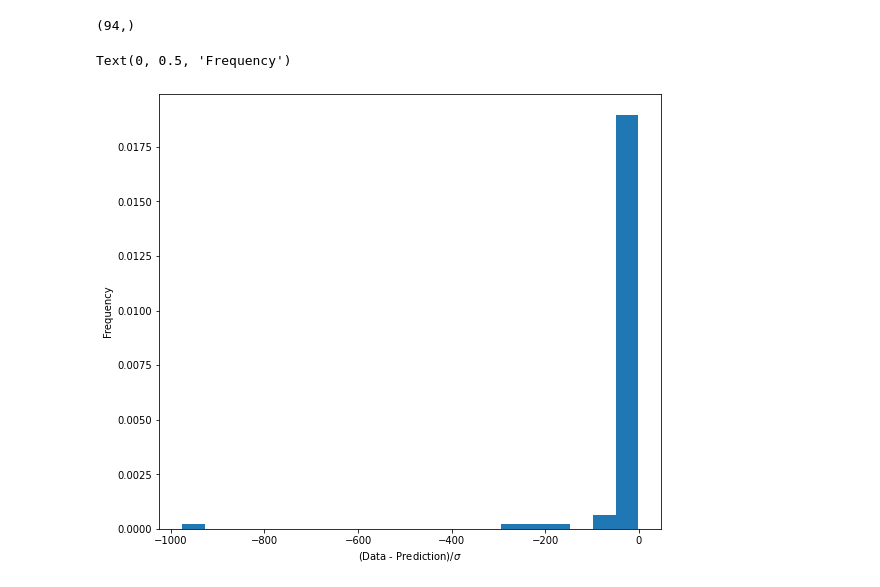
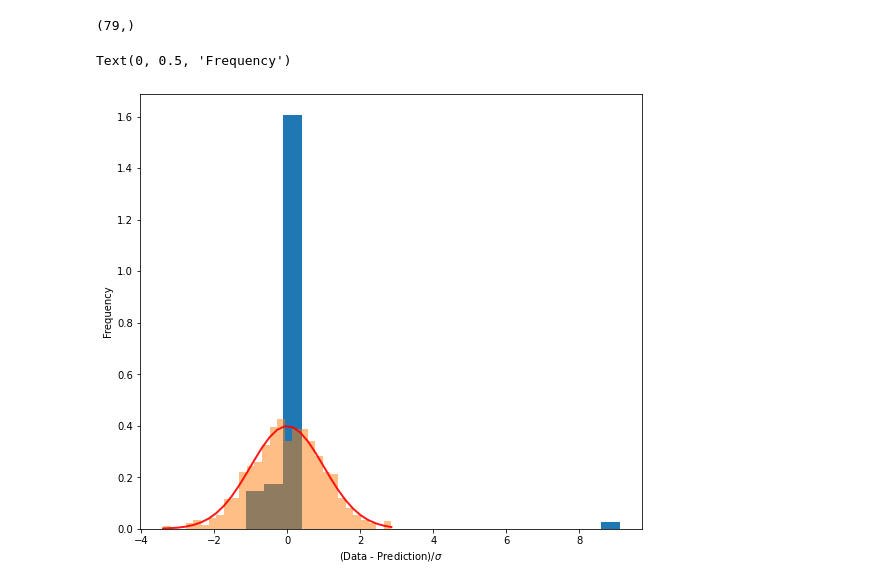
Before and after one commit to ni-phy/year4-project, a Jupyter notebook: Nikolas/gyrochronology/age_tfp_hmc.ipynb, the cells around one changed output. Saved outputs shown, nothing was run; the diff lists cells and outputs as text; code cells hidden in the pictures.

Commit message:
fixed plotting and hmc issues

```diff
--- a/Nikolas/gyrochronology/age_tfp_hmc.ipynb
+++ b/Nikolas/gyrochronology/age_tfp_hmc.ipynb
@@ -74,6 +66,30 @@ pu = data0[:,23].tolist()
 mass_error = (np.array(massle) + np.array(massue))/2
 age_error = (np.array(agle)+np.array(ague))/2#np.log(age) - np.log(np.array(age) - np.array(agle))
 p_error = ((np.array(pl)+np.array(pu))/2)#(np.log(p) - np.log(np.array(p)-np.array(pl)))
+# %%
+indctr = data0[:,24]
+index = 0
+for i in range(0, len(p)-index):
+  if age[i]<2 or age[i]>11 or indctr[i]>1:
+    index = index+1
+for i in range(0, len(p)-index):
+  if age[i]<2 or age[i]>11 or indctr[i]>1:
+    te.pop(int(np.where(np.array(p) == float(p[i]))[0]))
+    tee.pop(int(np.where(np.array(p) == float(p[i]))[0]))
+    age.pop(int(np.where(np.array(p) == float(p[i]))[0]))
+    agle.pop(int(np.where(np.array(p) == float(p[i]))[0]))
+    ague.pop(int(np.where(np.array(p) == float(p[i]))[0]))
+    mass.pop(int(np.where(np.array(p) == float(p[i]))[0]))
+    massle.pop(int(np.where(np.array(p) == float(p[i]))[0]))
+    massue.pop(int(np.where(np.array(p) == float(p[i]))[0]))
+    p.pop(int(np.where(np.array(p) == float(p[i]))[0]))
+    pl.pop(int(np.where(np.array(p) == float(p[i]))[0]))
+    pu.pop(int(np.where(np.array(p) == float(p[i]))[0]))
+
+
+mass_error = (np.array(massle) + np.array(massue))/2
+age_error = (np.array(agle)+np.array(ague))/2#np.log(age) - np.log(np.array(age) - np.array(agle))
+p_error = ((np.array(pl)+np.array(pu))/2)#/np.array(p)#(np.log(p) - np.log(np.array(p)-np.array(pl)))
 # %%
 data = np.array([te, p, age, mass]).T
 a = 0.5189
@@ -219,6 +235,6 @@ az.plot_autocorr(var1)
 # %%
 numElems = len(Y)
-sample = samples[0] + mean_fn(observation_index_points[:,0], r.t2bv(10**(observation_index_points[:,1])), a ,b ,c ,d)
+sample = samples[0] + mean_fn(observation_index_points[:,0], r.t2bv(10**(np.array(observation_index_points[:,1]))), a ,b ,c ,d)
 idx = np.round(np.linspace(0, len(np.array(sample).reshape(numElems**2)) - 1, numElems)).astype(int)
 # Picks equal spaced elements from (longer) prediction array so that its shape of data
 
@@ -255,17 +271,17 @@ plt.legend(fontsize='xx-large')
 # %%
-Z = (np.sort(observations_l)-vals[0,:])/vals[1,:]
+Z = (np.sort(p)-vals[0,:])/(vals[1,:]**2 +p_error**2)
 print(Y.shape)
 plt.figure(figsize=(9,8))
 plt.hist(Z, density=True, bins=20)
 mu, sigma = 0, 1 # mean and standard deviation
-# s = np.random.normal(mu, sigma, 1000)
-# count, bins, ignored = plt.hist(s, 30, density=True, alpha=0.5)
-# plt.plot(bins, 1/(sigma * np.sqrt(2 * np.pi)) *
-#                np.exp( - (bins - mu)**2 / (2 * sigma**2) ),
-#          linewidth=2, color='r', alpha=0.9)
+s = np.random.normal(mu, sigma, 1000)
+count, bins, ignored = plt.hist(s, 30, density=True, alpha=0.5)
+plt.plot(bins, 1/(sigma * np.sqrt(2 * np.pi)) *
+               np.exp( - (bins - mu)**2 / (2 * sigma**2) ),
+         linewidth=2, color='r', alpha=0.9)
 plt.xlabel('(Data - Prediction)/$\sigma$')
 plt.ylabel('Frequency')
 # %% [output]
-(94,)
+(79,)
 Text(0, 0.5, 'Frequency')
-[figure, old version]
+[figure, new version]
```
Also changed, not shown: parts of 11 cells of this notebook.
